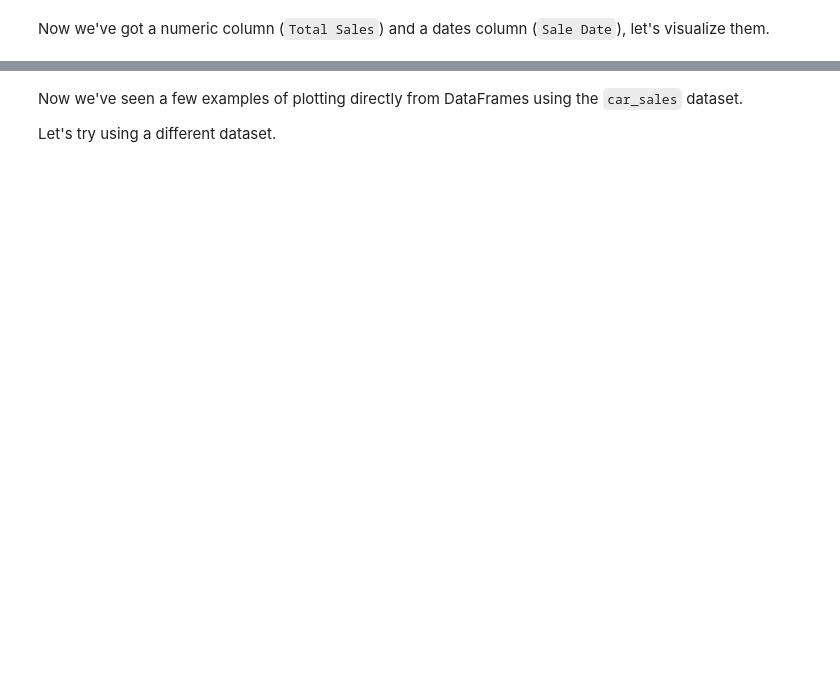
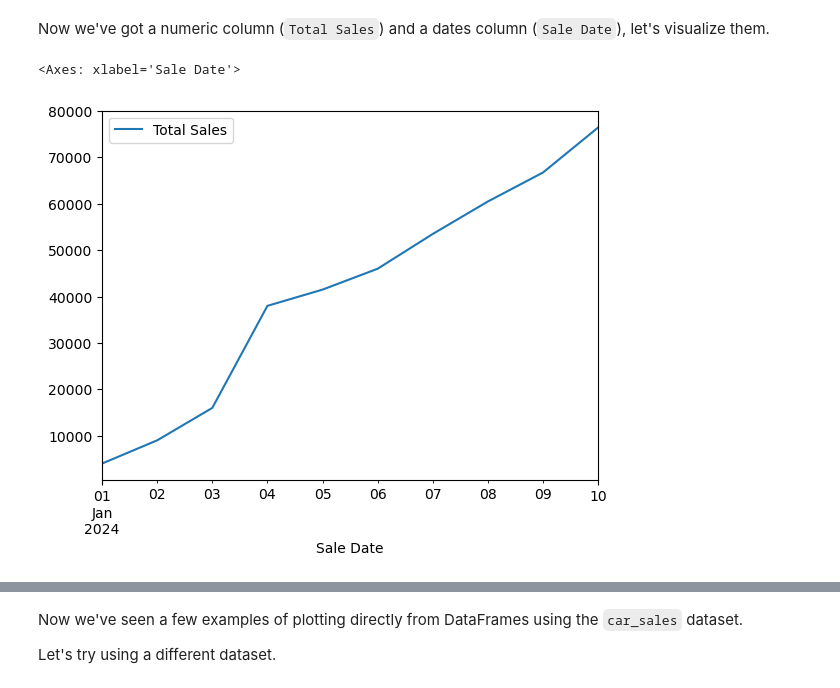
Before and after one commit to ubeydgur/zero-to-mastery-ml, a Jupyter notebook: tutorial/matplotlib/matplotlib-exercises.ipynb, the cells around one changed output, grey strips where cells are left out. Saved outputs shown, nothing was run; the diff lists cells and outputs as text; code cells hidden in the pictures; blank space fills up the shorter version.

```diff
--- a/tutorial/matplotlib/matplotlib-exercises.ipynb
+++ b/tutorial/matplotlib/matplotlib-exercises.ipynb
@@ -218,2 +239,5 @@ First we'll need to import pandas and create a DataFrame work with.
 # %%
 # Import the '../data/car-sales.csv' into a DataFame called car_sales and view
+
+car_sales = pd.read_csv("car-sales.csv")
+car_sales
@@ -229,3 +269,8 @@ In the process of turning it to numeric data, let's create another column which
 Hint: To add a column up cumulatively, look up the cumsum() function. And to create a column of dates, look up the date_range() function.
 # %%
 # Remove the symbols, the final two numbers from the 'Price' column and convert it to numbers
+
+car_sales["Price"] = car_sales["Price"].str.replace("[/$/,/.]", "", regex=True)
+car_sales["Price"] = car_sales["Price"].str[:-2]
+car_sales["Price"] = car_sales["Price"].astype(int)
+car_sales["Price"]
@@ -232,7 +289,12 @@ Hint: To add a column up cumulatively, look up the cumsum() function. And to cre
 # %%
 # Add a column called 'Total Sales' to car_sales which cumulatively adds the 'Price' column
 
+car_sales["Total Sales"] = np.cumsum(car_sales["Price"])
 
 # Add a column called 'Sale Date' which lists a series of successive dates starting from today (your today)
 
+car_sales["Sale Date"] = pd.date_range(start = "1/01/2024", end = "1/10/2024")
+
 # View the car_sales DataFrame
+
+car_sales
@@ -240,4 +314,9 @@ Hint: To add a column up cumulatively, look up the cumsum() function. And to cre
 Now we've got a numeric column (`Total Sales`) and a dates column (`Sale Date`), let's visualize them.
 # %%
 # Use the plot() function to plot the 'Sale Date' column versus the 'Total Sales' column
+
+car_sales.plot(x = "Sale Date", y = "Total Sales")
+# %% [output]
+<Axes: xlabel='Sale Date'>
+[figure, added]
 # %%
```
Also changed, not shown: parts of 29 cells of this notebook.
